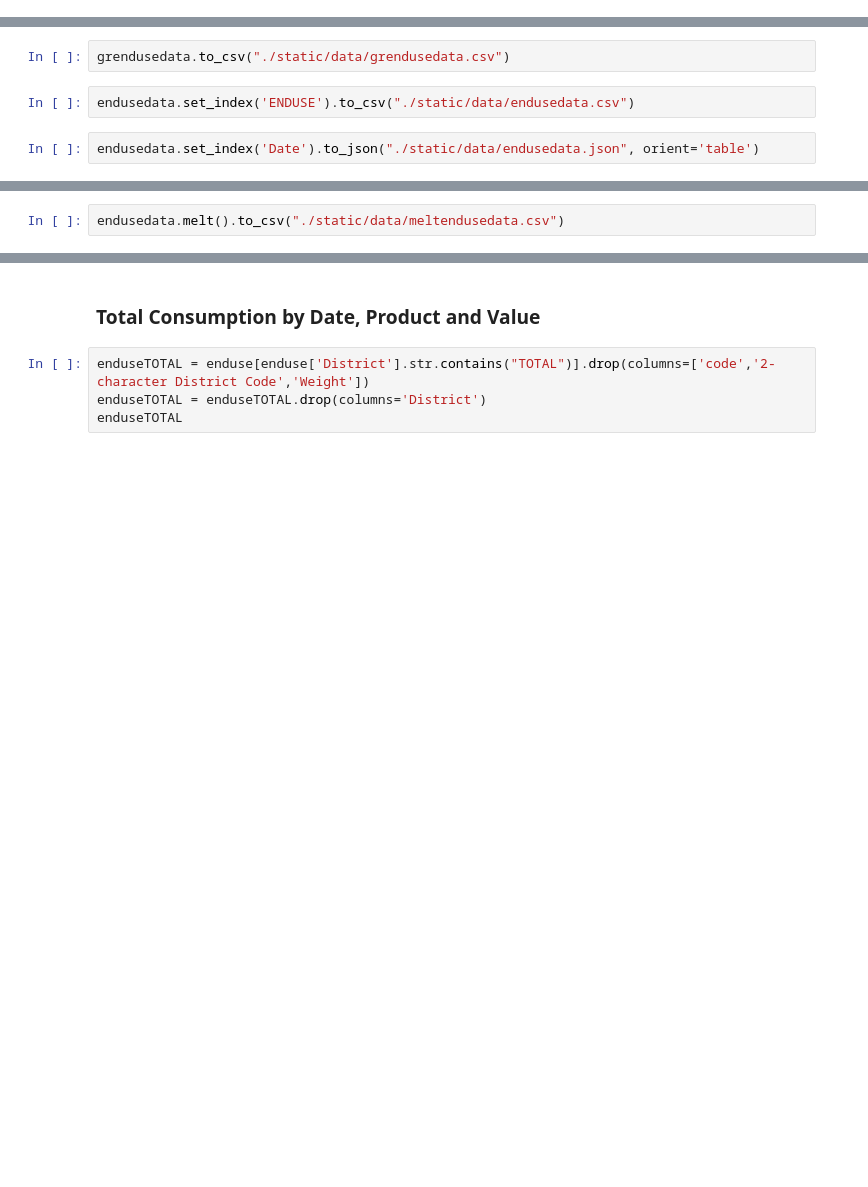
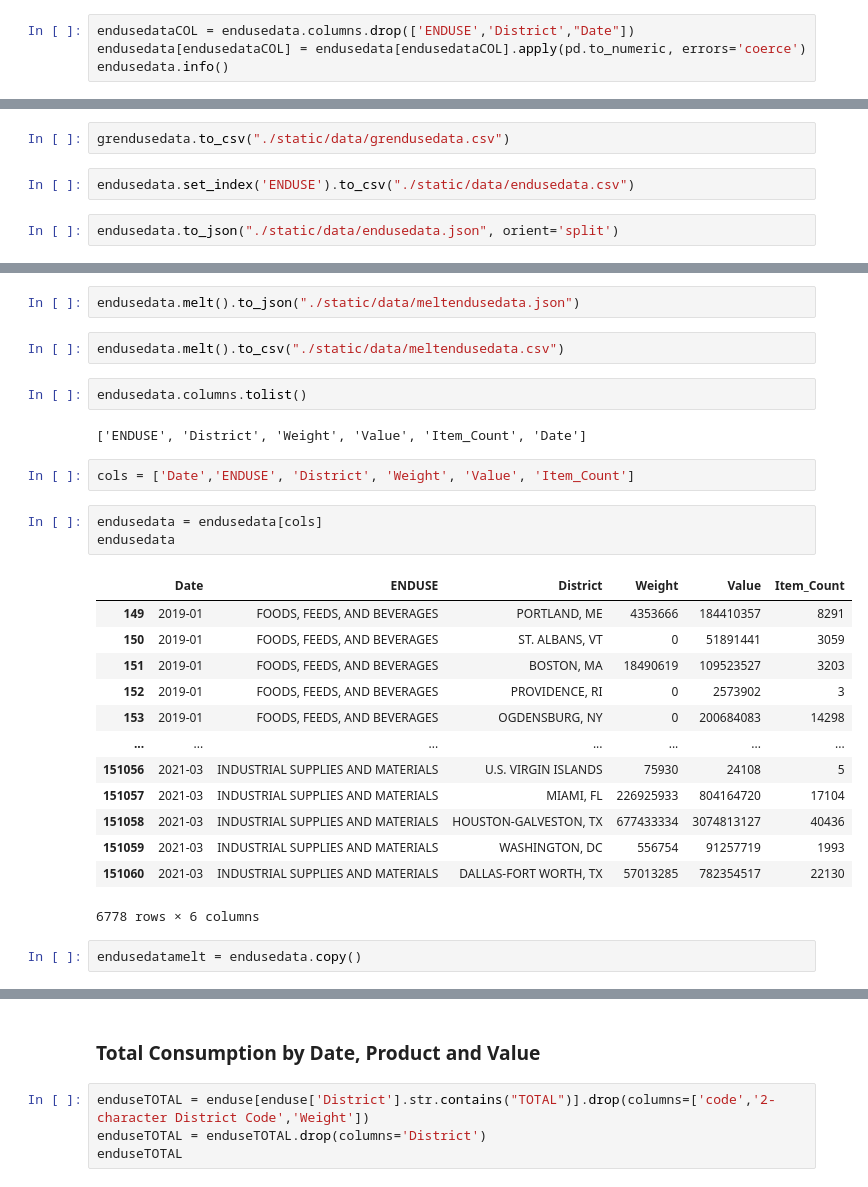
Before and after one commit to naydeenmonzon/Project-2, a Jupyter notebook: US_Census.ipynb, the cells around one changed output, grey strips where cells are left out. Drawn from its saved outputs; the diff is of its cells as text; blank space fills up the shorter version.

```diff
--- a/US_Census.ipynb
+++ b/US_Census.ipynb
@@ -546,0 +531,4 @@ endusedata.describe()
+# %%
+endusedataCOL = endusedata.columns.drop(['ENDUSE','District',"Date"])
+endusedata[endusedataCOL] = endusedata[endusedataCOL].apply(pd.to_numeric, errors='coerce')
+endusedata.info()
@@ -594,4 +637,4 @@ grendusedata.to_csv("./static/data/grendusedata.csv")
 # %%
 endusedata.set_index('ENDUSE').to_csv("./static/data/endusedata.csv")
 # %%
-endusedata.set_index('Date').to_json("./static/data/endusedata.json", orient='table')
+endusedata.to_json("./static/data/endusedata.json", orient='split')
@@ -600,2 +641,29 @@ endusedata.melt().to_json("./static/data/meltendusedata.json")
-# %%
-endusedata.melt().to_csv("./static/data/meltendusedata.csv")
+# %%
+endusedata.melt().to_json("./static/data/meltendusedata.json")
+# %%
+endusedata.melt().to_csv("./static/data/meltendusedata.csv")
+# %%
+endusedata.columns.tolist()
+# %% [output]
+['ENDUSE', 'District', 'Weight', 'Value', 'Item_Count', 'Date']
+# %%
+cols = ['Date','ENDUSE', 'District', 'Weight', 'Value', 'Item_Count']
+# %%
+endusedata = endusedata[cols]
+endusedata
+# %% [output]
+|  | Date | ENDUSE | District | Weight | Value | Item_Count |
+| 149 | 2019-01 | FOODS, FEEDS, AND BEVERAGES | PORTLAND, ME | 4353666 | 184410357 | 8291 |
+| 150 | 2019-01 | FOODS, FEEDS, AND BEVERAGES | ST. ALBANS, VT | 0 | 51891441 | 3059 |
+| 151 | 2019-01 | FOODS, FEEDS, AND BEVERAGES | BOSTON, MA | 18490619 | 109523527 | 3203 |
+| 152 | 2019-01 | FOODS, FEEDS, AND BEVERAGES | PROVIDENCE, RI | 0 | 2573902 | 3 |
+| 153 | 2019-01 | FOODS, FEEDS, AND BEVERAGES | OGDENSBURG, NY | 0 | 200684083 | 14298 |
+| ... | ... | ... | ... | ... | ... | ... |
+| 151056 | 2021-03 | INDUSTRIAL SUPPLIES AND MATERIALS | U.S. VIRGIN ISLANDS | 75930 | 24108 | 5 |
+| 151057 | 2021-03 | INDUSTRIAL SUPPLIES AND MATERIALS | MIAMI, FL | 226925933 | 804164720 | 17104 |
+| 151058 | 2021-03 | INDUSTRIAL SUPPLIES AND MATERIALS | HOUSTON-GALVESTON, TX | 677433334 | 3074813127 | 40436 |
+| 151059 | 2021-03 | INDUSTRIAL SUPPLIES AND MATERIALS | WASHINGTON, DC | 556754 | 91257719 | 1993 |
+| 151060 | 2021-03 | INDUSTRIAL SUPPLIES AND MATERIALS | DALLAS-FORT WORTH, TX | 57013285 | 782354517 | 22130 |
+6778 rows × 6 columns
+# %%
+endusedatamelt = endusedata.copy()
```
Also changed, not shown: parts of 17 cells of this notebook, 8 other files.
